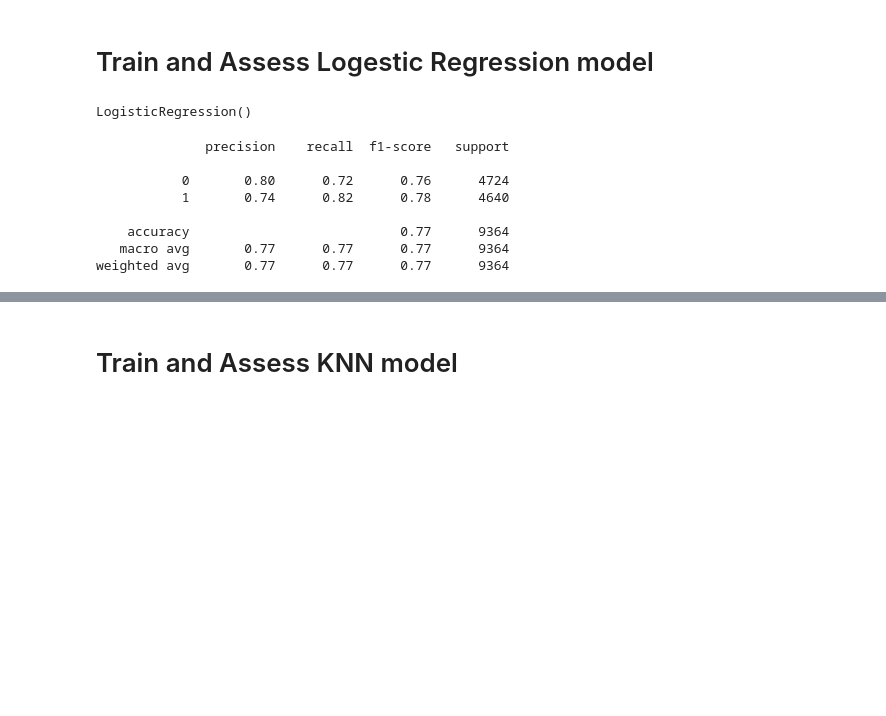
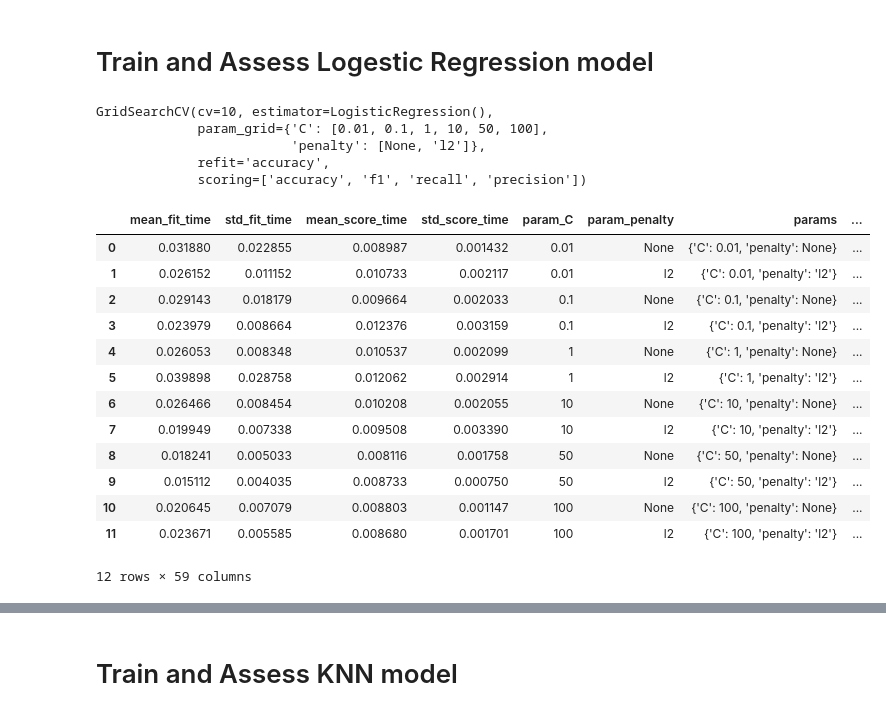
Before and after one commit to Omar-Atef-Bakr/introduction_to_machine_learning, a Jupyter notebook: assigment_one/Solution.ipynb, the cells around one changed output, grey strips where cells are left out. Drawn from its saved outputs; the diff is of its cells as text; code cells hidden in the pictures; blank space fills up the shorter version.

```diff
--- a/assigment_one/Solution.ipynb
+++ b/assigment_one/Solution.ipynb
@@ -103,17 +115,26 @@ x_train, x_eval, y_train, y_eval = train_test_split(x, y, test_size=0.7, random_
 # %%
-model = LogReg()
-model.fit(x_train, y_train)
+lg_cv.fit(x_train, y_train)
 # %% [output]
-LogisticRegression()
+GridSearchCV(cv=10, estimator=LogisticRegression(),
+             param_grid={'C': [0.01, 0.1, 1, 10, 50, 100],
+                         'penalty': [None, 'l2']},
+             refit='accuracy',
+             scoring=['accuracy', 'f1', 'recall', 'precision'])
-# %%
-prediction = model.predict(x_eval)
-print(classification_report(y_eval, prediction))
-# %% [output]
-              precision    recall  f1-score   support
-
-           0       0.80      0.72      0.76      4724
-           1       0.74      0.82      0.78      4640
-
-    accuracy                           0.77      9364
-   macro avg       0.77      0.77      0.77      9364
-weighted avg       0.77      0.77      0.77      9364
+# %%
+result = pd.DataFrame(lg_cv.cv_results_)
+result
+# %% [output]
+|  | mean_fit_time | std_fit_time | mean_score_time | std_score_time | param_C | param_penalty | params | ... |
+| 0 | 0.031880 | 0.022855 | 0.008987 | 0.001432 | 0.01 | None | {'C': 0.01, 'penalty': None} | ... |
+| 1 | 0.026152 | 0.011152 | 0.010733 | 0.002117 | 0.01 | l2 | {'C': 0.01, 'penalty': 'l2'} | ... |
+| 2 | 0.029143 | 0.018179 | 0.009664 | 0.002033 | 0.1 | None | {'C': 0.1, 'penalty': None} | ... |
+| 3 | 0.023979 | 0.008664 | 0.012376 | 0.003159 | 0.1 | l2 | {'C': 0.1, 'penalty': 'l2'} | ... |
+| 4 | 0.026053 | 0.008348 | 0.010537 | 0.002099 | 1 | None | {'C': 1, 'penalty': None} | ... |
+| 5 | 0.039898 | 0.028758 | 0.012062 | 0.002914 | 1 | l2 | {'C': 1, 'penalty': 'l2'} | ... |
+| 6 | 0.026466 | 0.008454 | 0.010208 | 0.002055 | 10 | None | {'C': 10, 'penalty': None} | ... |
+| 7 | 0.019949 | 0.007338 | 0.009508 | 0.003390 | 10 | l2 | {'C': 10, 'penalty': 'l2'} | ... |
+| 8 | 0.018241 | 0.005033 | 0.008116 | 0.001758 | 50 | None | {'C': 50, 'penalty': None} | ... |
+| 9 | 0.015112 | 0.004035 | 0.008733 | 0.000750 | 50 | l2 | {'C': 50, 'penalty': 'l2'} | ... |
+| 10 | 0.020645 | 0.007079 | 0.008803 | 0.001147 | 100 | None | {'C': 100, 'penalty': None} | ... |
+| 11 | 0.023671 | 0.005585 | 0.008680 | 0.001701 | 100 | l2 | {'C': 100, 'penalty': 'l2'} | ... |
+12 rows × 59 columns
```
Also changed, not shown: parts of 15 cells of this notebook.
